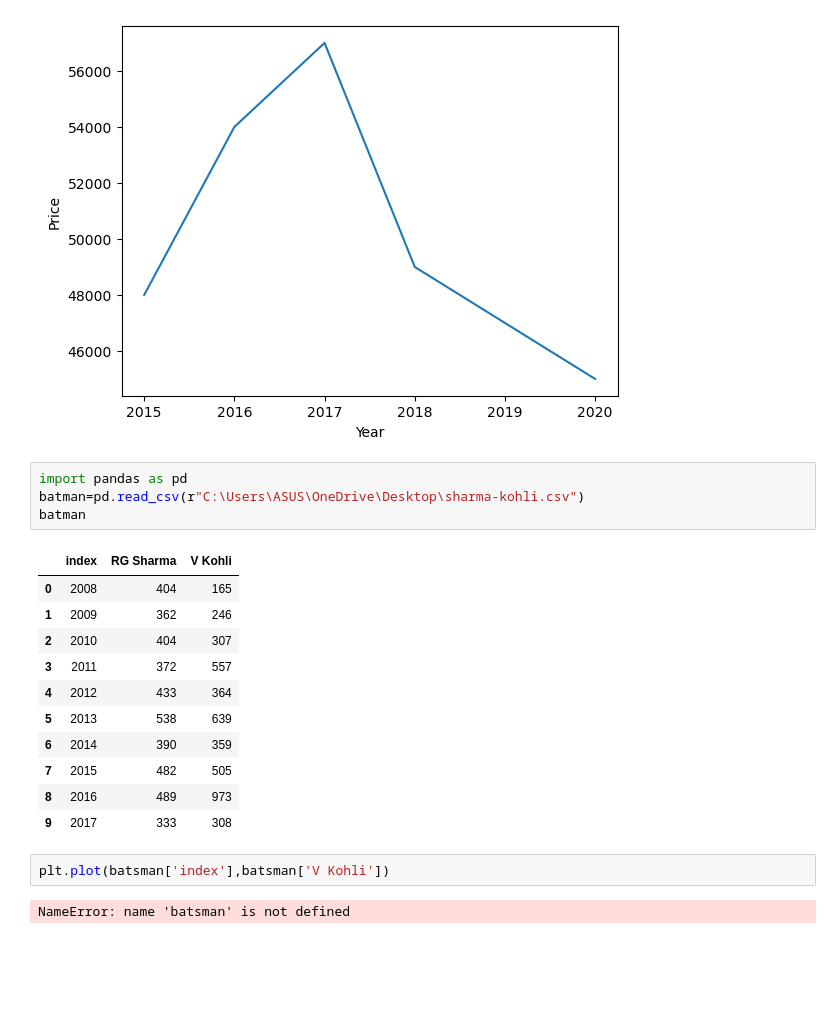
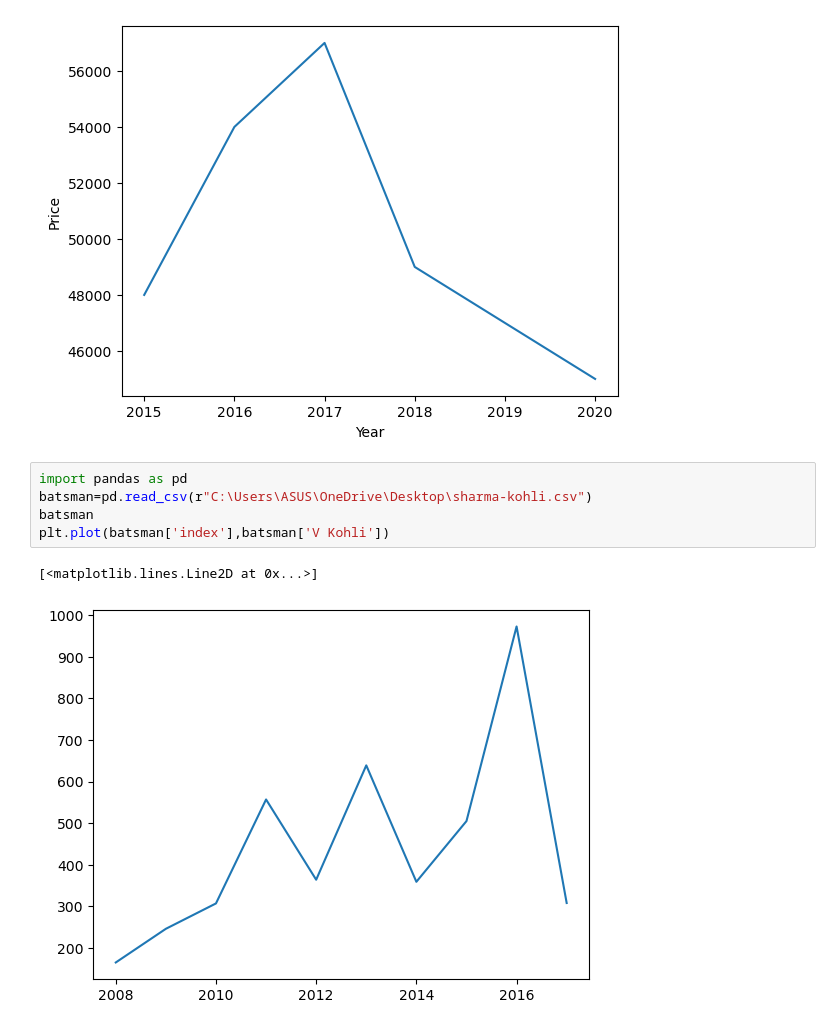
Before and after one commit to rakeshtunasahu/All-about-Python-basic-OOPs-libraries-, a Jupyter notebook: Matplotlib/Basic_plotting.ipynb, the cells around one changed output. Saved outputs shown, nothing was run; the diff lists cells and outputs as text; blank space fills up the shorter version.

```diff
--- a/Matplotlib/Basic_plotting.ipynb
+++ b/Matplotlib/Basic_plotting.ipynb
@@ -27,21 +27,9 @@ plt.show()
 [figure]
 # %%
 import pandas as pd
-batman=pd.read_csv(r"C:\Users\ASUS\OneDrive\Desktop\sharma-kohli.csv")
-batman
+batsman=pd.read_csv(r"C:\Users\ASUS\OneDrive\Desktop\sharma-kohli.csv")
+batsman
+plt.plot(batsman['index'],batsman['V Kohli'])
 # %% [output]
-|  | index | RG Sharma | V Kohli |
-| 0 | 2008 | 404 | 165 |
-| 1 | 2009 | 362 | 246 |
-| 2 | 2010 | 404 | 307 |
-| 3 | 2011 | 372 | 557 |
-| 4 | 2012 | 433 | 364 |
-| 5 | 2013 | 538 | 639 |
-| 6 | 2014 | 390 | 359 |
-| 7 | 2015 | 482 | 505 |
-| 8 | 2016 | 489 | 973 |
-| 9 | 2017 | 333 | 308 |
+[<matplotlib.lines.Line2D at 0x...>]
+[figure, added]
-# %%
-plt.plot(batsman['index'],batsman['V Kohli'])
-# %% [output]
-NameError: name 'batsman' is not defined
```
Also changed, not shown: parts of 3 cells of this notebook.
